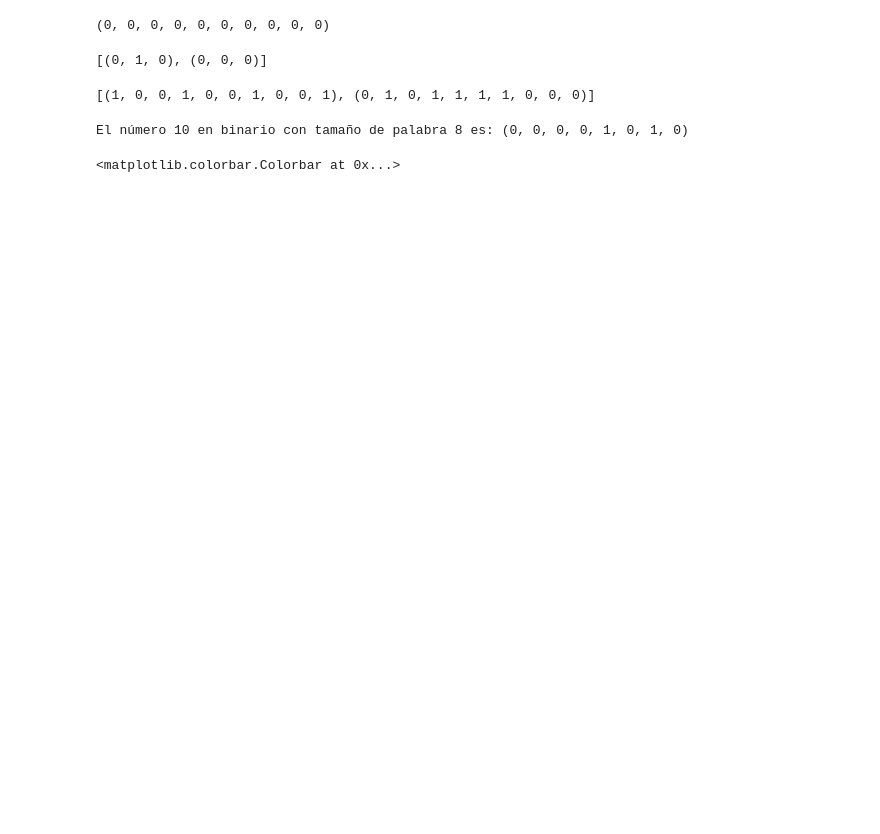
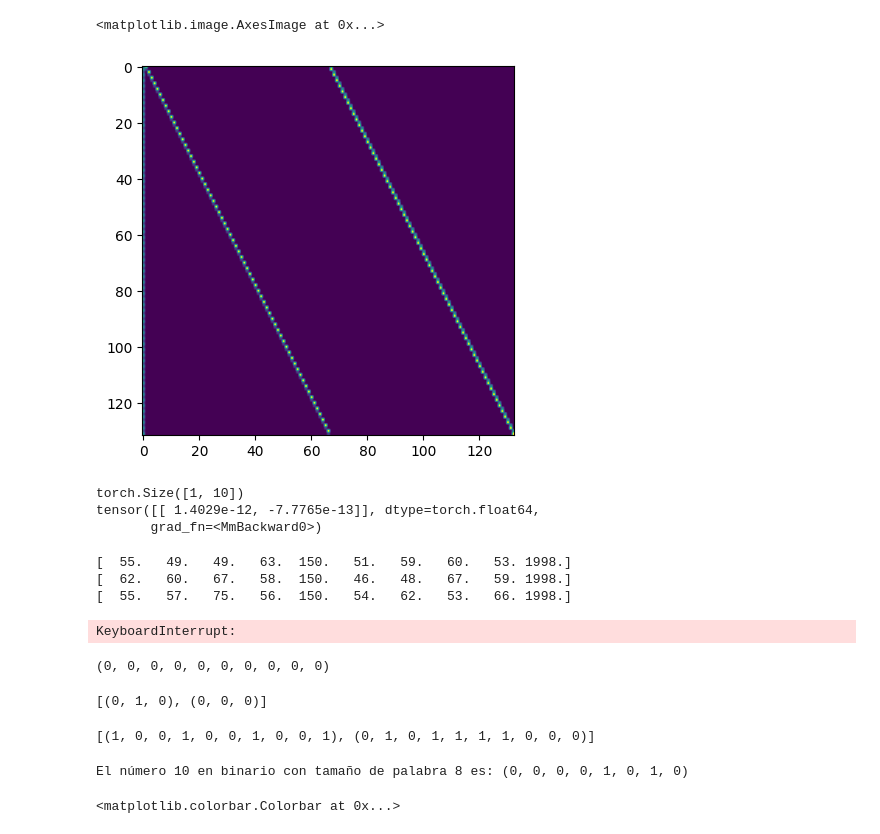
Before and after one commit to Oseluss/RMS, a Jupyter notebook: bench-test.ipynb, the cells around one changed output. Cells and saved outputs as stored; diff of their text form; code cells hidden in the pictures; blank space fills up the shorter version.

```diff
--- a/bench-test.ipynb
+++ b/bench-test.ipynb
@@ -21,0 +383,5 @@ env = env_red_toy1("MNL",400)
+# %%
+plt.imshow(env.v_lj)
+# %% [output]
+<matplotlib.image.AxesImage at 0x...>
+[figure, added]
@@ -22,3 +412,50 @@ env = env_red_toy1("MNL",400)
+# %%
+dims = list(env.C + 1)
+dims.append(env.T+1)
+dims.extend([2]*env.J)
+qtensor = QfunPARAFAC(dims= dims, k = 5, scale= 0.1)
+s, _ = env.set_initial(s = [0]*env.I)
+a = qtensor(torch.tensor(np.array(s),dtype=torch.long).view(1, -1))
+print(a)
+# %% [output]
+torch.Size([1, 10])
+tensor([[ 1.4029e-12, -7.7765e-13]], dtype=torch.float64,
+       grad_fn=<MmBackward0>)
+# %%
+num_sim = 1000
+max_steps = env.T
+
+Rs = []
+r_t= []
+s_t = []
+a_t = []
+
+for episode in range(num_sim):
+    s, _ = env.set_initial(s = [0]*env.I)
+    R = 0
+    for step in range(max_steps):
+
+        a = 2**(env.J) - 1
+
+        s_prime, r, done, _, _ = env.step(a)
+
+        r_t.append(r)
+        s_t.append(s)
+        a_t.append(a)
+
+        R += r
+
+        if done:
+            break
+
+        s = s_prime
+    print(s)
+    Rs.append(R)
+# %% [output]
+[  55.   49.   49.   63.  150.   51.   59.   60.   53. 1998.]
+[  62.   60.   67.   58.  150.   46.   48.   67.   59. 1998.]
+[  55.   57.   75.   56.  150.   54.   62.   53.   66. 1998.]
+KeyboardInterrupt:
 # %%
 env.action_space[0]
 # %% [output]
```
Also changed, not shown: parts of 14 cells of this notebook, 7 other files.
